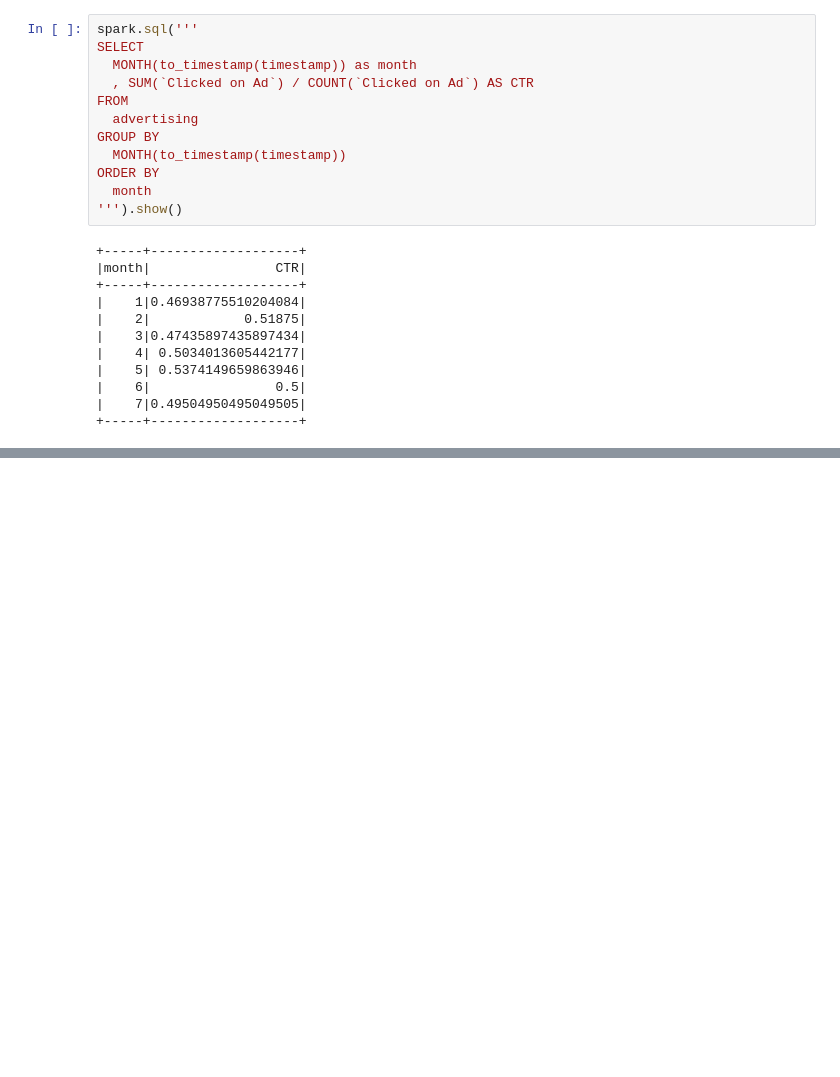
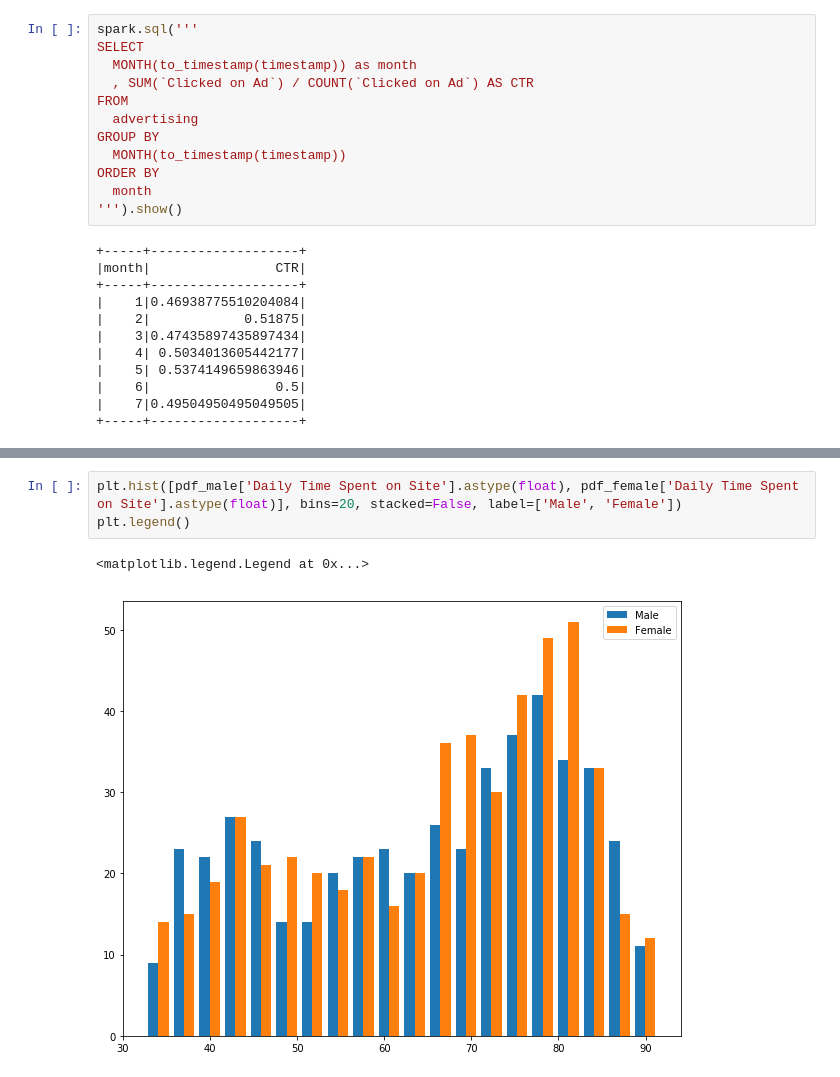
Before and after one commit to pondelion/DataAnalysis, a Jupyter notebook: Advertising/agg.ipynb, the cells around one changed output, grey strips where cells are left out. Cells and saved outputs as stored; diff of their text form; blank space fills up the shorter version.

```diff
--- a/Advertising/agg.ipynb
+++ b/Advertising/agg.ipynb
@@ -177,0 +193,6 @@ ORDER BY
+# %%
+plt.hist([pdf_male['Daily Time Spent on Site'].astype(float), pdf_female['Daily Time Spent on Site'].astype(float)], bins=20, stacked=False, label=['Male', 'Female'])
+plt.legend()
+# %% [output]
+<matplotlib.legend.Legend at 0x...>
+[figure, added]
```
Also changed, not shown: parts of 4 cells of this notebook.
